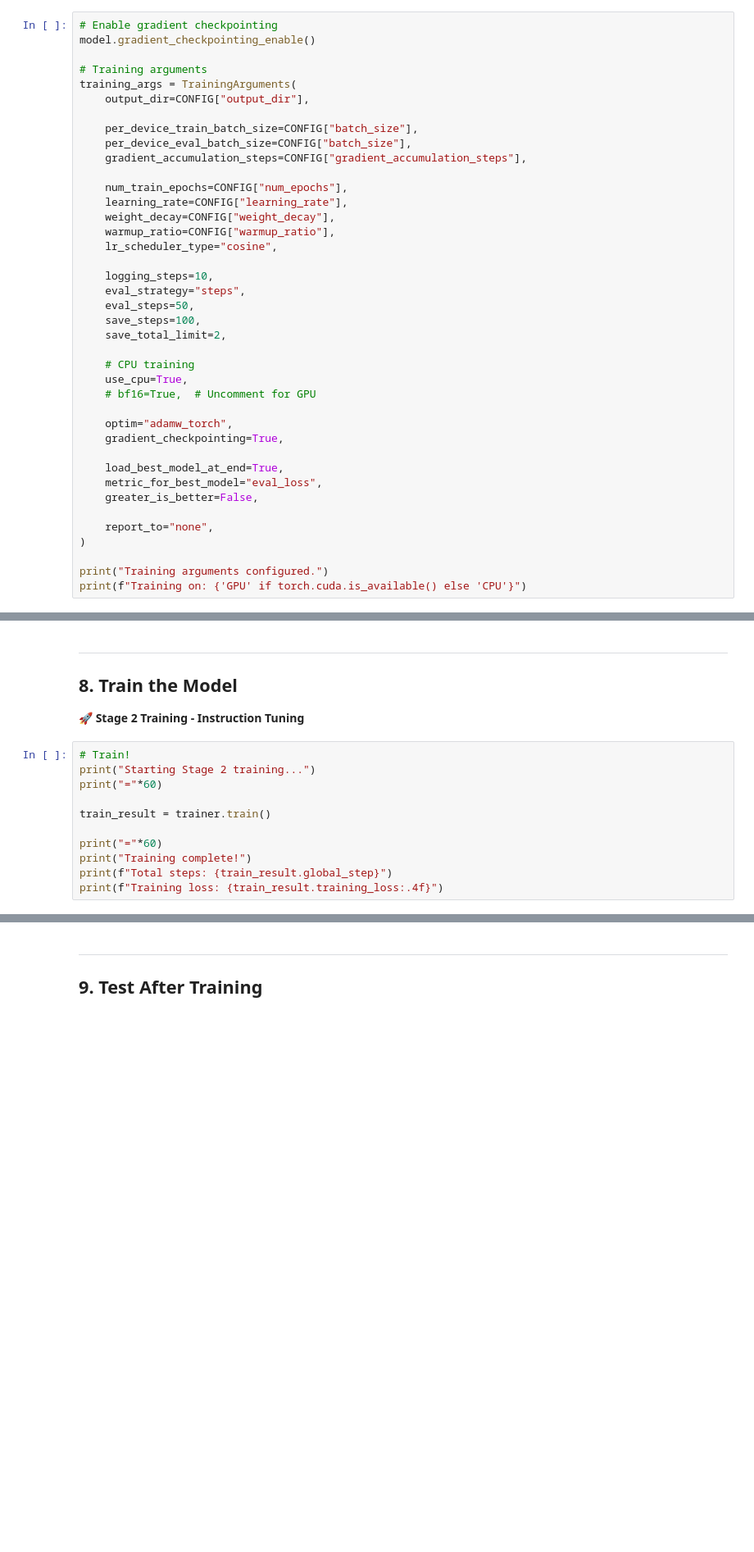
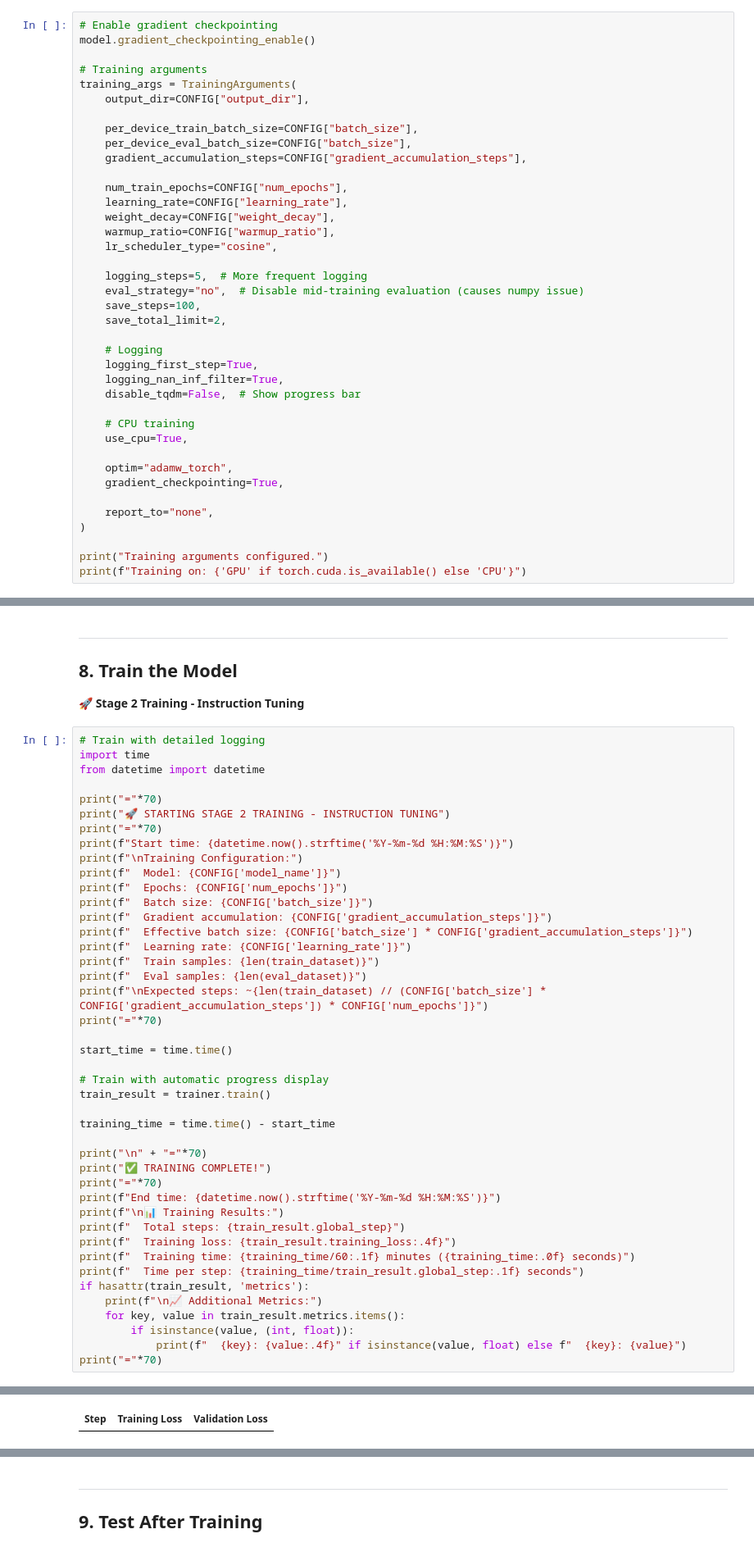
Before and after one commit to Manthya/LlmPostTraining, a Jupyter notebook: notebooks/02_stage2_instruction_tuning.ipynb, the cells around one changed output, grey strips where cells are left out. Shown at 82% size. Saved outputs shown, nothing was run; the diff lists cells and outputs as text; blank space fills up the shorter version.

Commit message:
all 3 stages perfomed

```diff
--- a/notebooks/02_stage2_instruction_tuning.ipynb
+++ b/notebooks/02_stage2_instruction_tuning.ipynb
@@ -462,22 +467,21 @@ training_args = TrainingArguments(
     warmup_ratio=CONFIG["warmup_ratio"],
     lr_scheduler_type="cosine",
 
-    logging_steps=10,
-    eval_strategy="steps",
-    eval_steps=50,
+    logging_steps=5,  # More frequent logging
+    eval_strategy="no",  # Disable mid-training evaluation (causes numpy issue)
     save_steps=100,
     save_total_limit=2,
 
+    # Logging
+    logging_first_step=True,
+    logging_nan_inf_filter=True,
+    disable_tqdm=False,  # Show progress bar
+
     # CPU training
     use_cpu=True,
-    # bf16=True,  # Uncomment for GPU
 
     optim="adamw_torch",
     gradient_checkpointing=True,
-
-    load_best_model_at_end=True,
-    metric_for_best_model="eval_loss",
-    greater_is_better=False,
 
     report_to="none",
 )
@@ -586,13 +590,46 @@ Write a haiku about the user.
 
 🚀 **Stage 2 Training - Instruction Tuning**
 # %%
-# Train!
-print("Starting Stage 2 training...")
-print("="*60)
+# Train with detailed logging
+import time
+from datetime import datetime
 
+print("="*70)
+print("🚀 STARTING STAGE 2 TRAINING - INSTRUCTION TUNING")
+print("="*70)
+print(f"Start time: {datetime.now().strftime('%Y-%m-%d %H:%M:%S')}")
+print(f"\nTraining Configuration:")
+print(f"  Model: {CONFIG['model_name']}")
+print(f"  Epochs: {CONFIG['num_epochs']}")
+print(f"  Batch size: {CONFIG['batch_size']}")
+print(f"  Gradient accumulation: {CONFIG['gradient_accumulation_steps']}")
+print(f"  Effective batch size: {CONFIG['batch_size'] * CONFIG['gradient_accumulation_steps']}")
+print(f"  Learning rate: {CONFIG['learning_rate']}")
+print(f"  Train samples: {len(train_dataset)}")
+print(f"  Eval samples: {len(eval_dataset)}")
+print(f"\nExpected steps: ~{len(train_dataset) // (CONFIG['batch_size'] * CONFIG['gradient_accumulation_steps']) * CONFIG['num_epochs']}")
+print("="*70)
+
+start_time = time.time()
+
+# Train with automatic progress display
 train_result = trainer.train()
 
-print("="*60)
-print("Training complete!")
-print(f"Total steps: {train_result.global_step}")
-print(f"Training loss: {train_result.training_loss:.4f}")
+training_time = time.time() - start_time
+
+print("\n" + "="*70)
+print("✅ TRAINING COMPLETE!")
+print("="*70)
+print(f"End time: {datetime.now().strftime('%Y-%m-%d %H:%M:%S')}")
+print(f"\n📊 Training Results:")
+print(f"  Total steps: {train_result.global_step}")
+print(f"  Training loss: {train_result.training_loss:.4f}")
+print(f"  Training time: {training_time/60:.1f} minutes ({training_time:.0f} seconds)")
+print(f"  Time per step: {training_time/train_result.global_step:.1f} seconds")
+if hasattr(train_result, 'metrics'):
+    print(f"\n📈 Additional Metrics:")
+    for key, value in train_result.metrics.items():
+        if isinstance(value, (int, float)):
+            print(f"  {key}: {value:.4f}" if isinstance(value, float) else f"  {key}: {value}")
+print("="*70)
+# %% [output]
@@ -598,0 +654 @@ print(f"Training loss: {train_result.training_loss:.4f}")
+| Step | Training Loss | Validation Loss |
```
Also changed, not shown: parts of 6 cells of this notebook, 2 other files.
